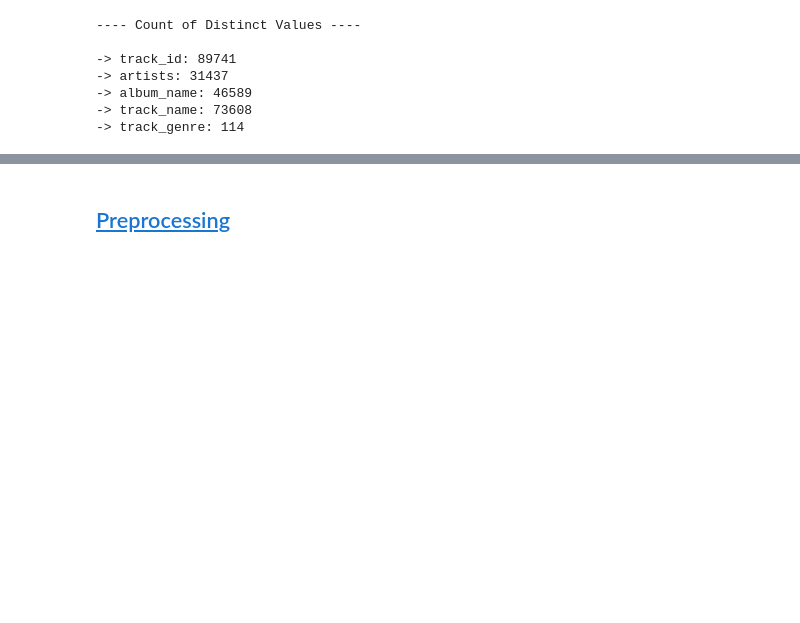
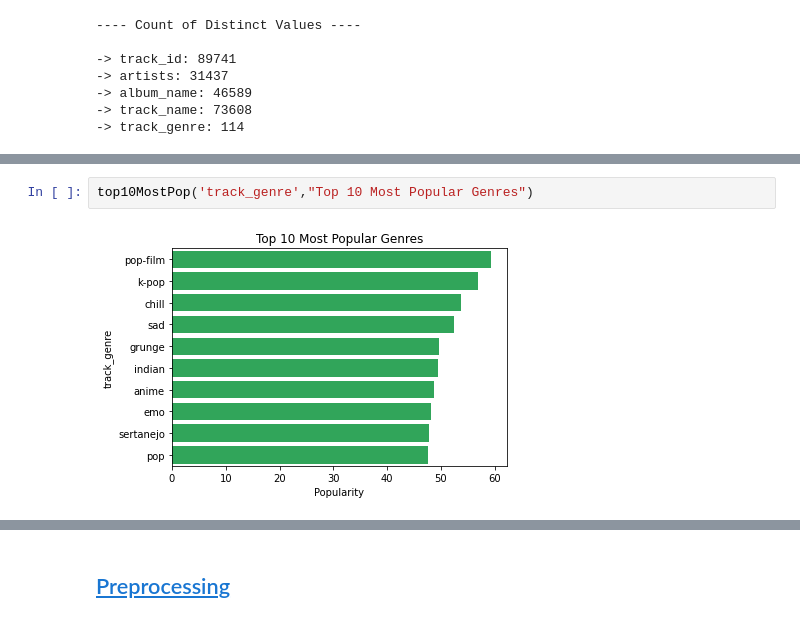
Before and after one commit to raquelcreis/7DaysOfCode-MachineLearning, a Jupyter notebook: analysis.ipynb, the cells around one changed output, grey strips where cells are left out. Cells and saved outputs as stored; diff of their text form; blank space fills up the shorter version.

```diff
--- a/analysis.ipynb
+++ b/analysis.ipynb
@@ -113,0 +140,4 @@ for col in df.columns:
+# %%
+top10MostPop('track_genre',"Top 10 Most Popular Genres")
+# %% [output]
+[figure, added]
```
Also changed, not shown: parts of 39 cells of this notebook.
